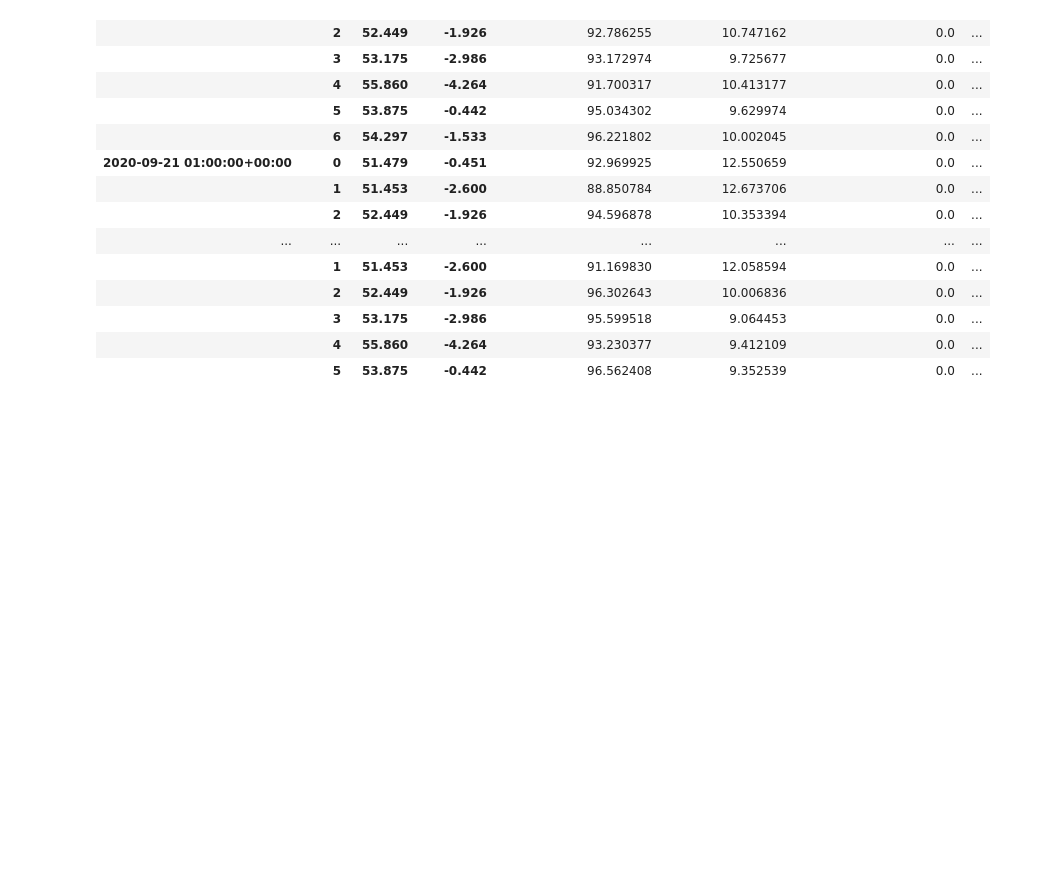
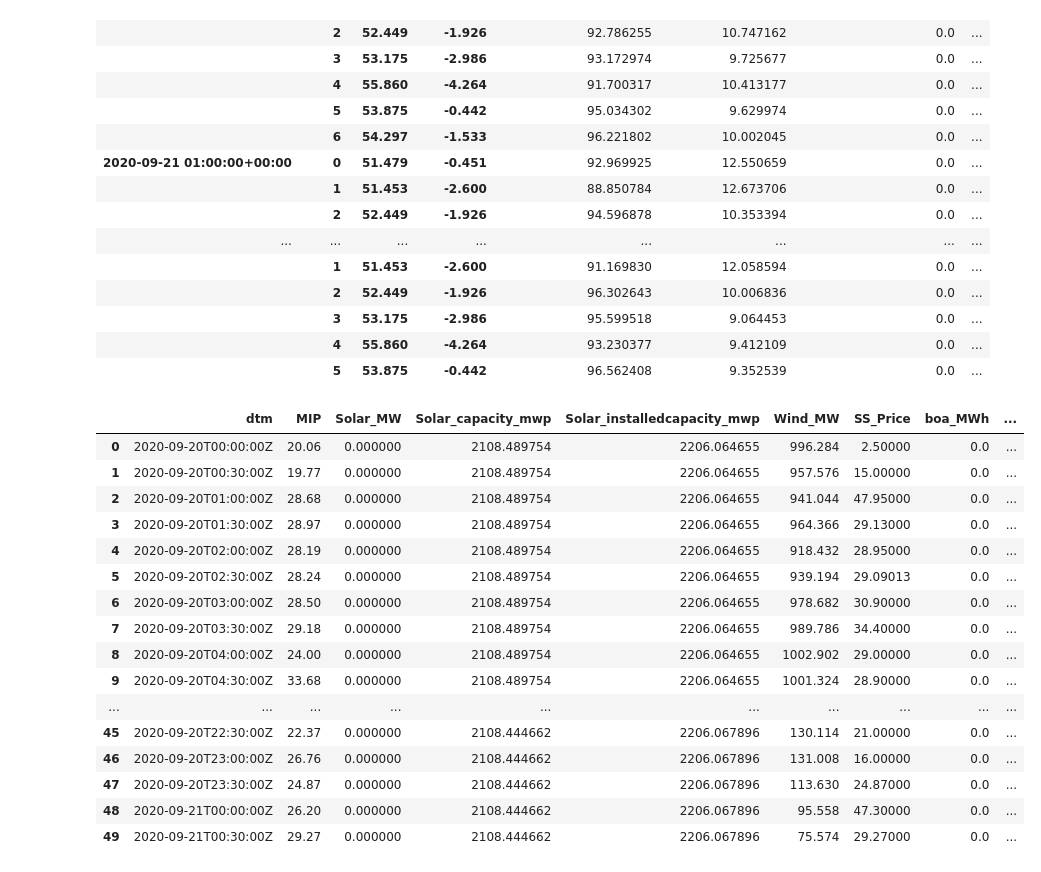
Before and after one commit to Shuyi829/hybrid-renewable-energy-forecasting, a Jupyter notebook: test_shuo.ipynb, the cells around one changed output. Saved outputs shown, nothing was run; the diff lists cells and outputs as text; code cells hidden in the pictures; blank space fills up the shorter version.

Commit message:
V0.2
how much energy were consumed?

```diff
--- a/test_shuo.ipynb
+++ b/test_shuo.ipynb
@@ -134,3 +134,23 @@ energy_data["datetime"] = pd.to_datetime(energy_data["dtm"])
 energy_data["Wind_MWh_credit"] = 0.5*energy_data["Wind_MW"] - energy_data["boa_MWh"]
 energy_data["Solar_MWh_credit"] = 0.5*energy_data["Solar_MW"]
 energy_data_subset = energy_data[['datetime','Wind_MWh_credit', 'Solar_MWh_credit']]
+# %%
+energy_data.head(50)
+# %% [output]
+|  | dtm | MIP | Solar_MW | Solar_capacity_mwp | Solar_installedcapacity_mwp | Wind_MW | SS_Price | boa_MWh | ... |
+| 0 | 2020-09-20T00:00:00Z | 20.06 | 0.000000 | 2108.489754 | 2206.064655 | 996.284 | 2.50000 | 0.0 | ... |
+| 1 | 2020-09-20T00:30:00Z | 19.77 | 0.000000 | 2108.489754 | 2206.064655 | 957.576 | 15.00000 | 0.0 | ... |
+| 2 | 2020-09-20T01:00:00Z | 28.68 | 0.000000 | 2108.489754 | 2206.064655 | 941.044 | 47.95000 | 0.0 | ... |
+| 3 | 2020-09-20T01:30:00Z | 28.97 | 0.000000 | 2108.489754 | 2206.064655 | 964.366 | 29.13000 | 0.0 | ... |
+| 4 | 2020-09-20T02:00:00Z | 28.19 | 0.000000 | 2108.489754 | 2206.064655 | 918.432 | 28.95000 | 0.0 | ... |
+| 5 | 2020-09-20T02:30:00Z | 28.24 | 0.000000 | 2108.489754 | 2206.064655 | 939.194 | 29.09013 | 0.0 | ... |
+| 6 | 2020-09-20T03:00:00Z | 28.50 | 0.000000 | 2108.489754 | 2206.064655 | 978.682 | 30.90000 | 0.0 | ... |
+| 7 | 2020-09-20T03:30:00Z | 29.18 | 0.000000 | 2108.489754 | 2206.064655 | 989.786 | 34.40000 | 0.0 | ... |
+| 8 | 2020-09-20T04:00:00Z | 24.00 | 0.000000 | 2108.489754 | 2206.064655 | 1002.902 | 29.00000 | 0.0 | ... |
+| 9 | 2020-09-20T04:30:00Z | 33.68 | 0.000000 | 2108.489754 | 2206.064655 | 1001.324 | 28.90000 | 0.0 | ... |
+| ... | ... | ... | ... | ... | ... | ... | ... | ... | ... |
+| 45 | 2020-09-20T22:30:00Z | 22.37 | 0.000000 | 2108.444662 | 2206.067896 | 130.114 | 21.00000 | 0.0 | ... |
+| 46 | 2020-09-20T23:00:00Z | 26.76 | 0.000000 | 2108.444662 | 2206.067896 | 131.008 | 16.00000 | 0.0 | ... |
+| 47 | 2020-09-20T23:30:00Z | 24.87 | 0.000000 | 2108.444662 | 2206.067896 | 113.630 | 24.87000 | 0.0 | ... |
+| 48 | 2020-09-21T00:00:00Z | 26.20 | 0.000000 | 2108.444662 | 2206.067896 | 95.558 | 47.30000 | 0.0 | ... |
+| 49 | 2020-09-21T00:30:00Z | 29.27 | 0.000000 | 2108.444662 | 2206.067896 | 75.574 | 29.27000 | 0.0 | ... |
```
Also changed, not shown: parts of 3 cells of this notebook.
